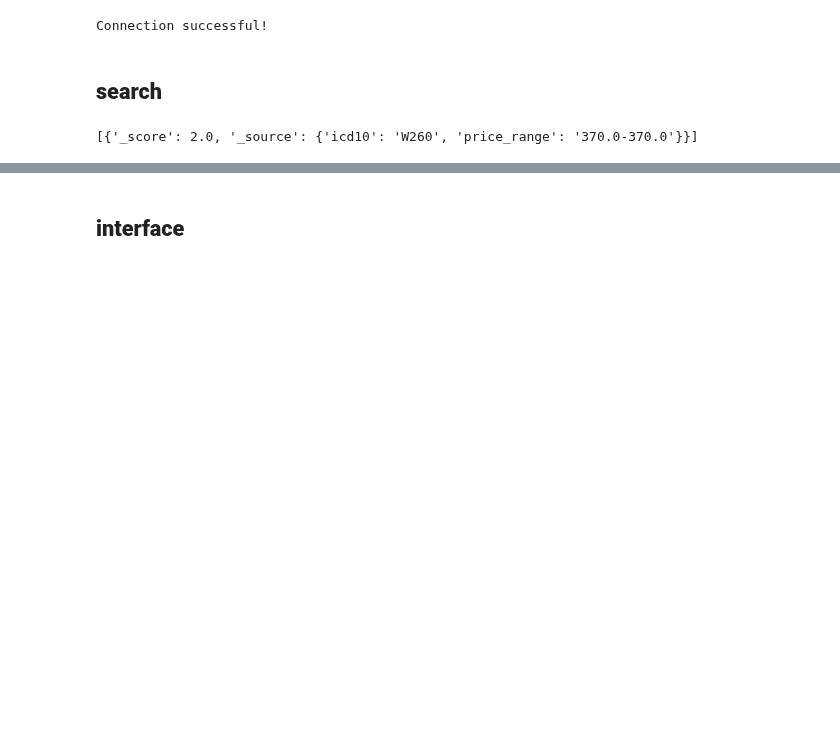
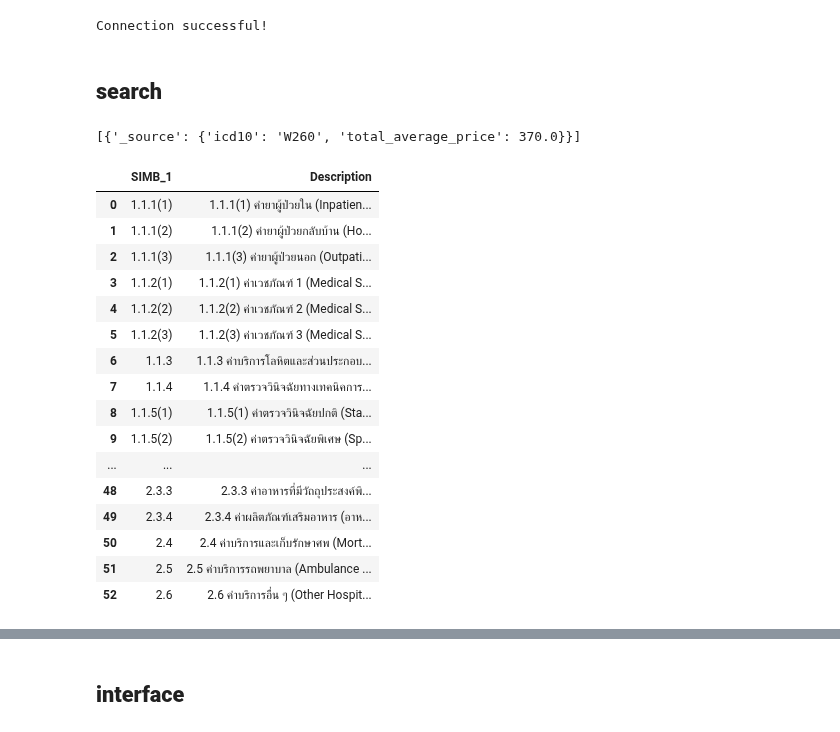
Before and after one commit to nxxk23/AI-Engineer, a Jupyter notebook: fraud/SmartClaim.ipynb, the cells around one changed output, grey strips where cells are left out. Cells and saved outputs as stored; diff of their text form; code cells hidden in the pictures; blank space fills up the shorter version.

```diff
--- a/fraud/SmartClaim.ipynb
+++ b/fraud/SmartClaim.ipynb
@@ -43,6 +34,7 @@ data = pd.read_csv('/content/drive/MyDrive/AIEngineer/fraud/mockup/mockup.csv')
 bill = pd.read_csv('/content/drive/MyDrive/AIEngineer/fraud/mockup/range_billing_by_icd10.csv')
 item = pd.read_csv('/content/drive/MyDrive/AIEngineer/fraud/mockup/range_order_by_icd10.csv')
 icd10_df = pd.read_csv('/content/drive/MyDrive/AIEngineer/fraud/icd10 - ICD-10 v.2019.csv')
+billing = pd.read_csv('/content/drive/MyDrive/AIEngineer/fraud/mockup/billing.csv')
 # %% [markdown]
 ## **elastic**
 # %%
@@ -97,7 +89,7 @@ def search_exact_match_score(query_text, index_name):
     # Define the search query to get potential matches
     search_query = {
         "size": 10,  # Set a higher size to ensure enough results are retrieved to check for exact score
-        "_source": ["icd10", "price_range"],  # Include only required fields
+        "_source": ["icd10", "total_average_price"],  # Include only required fields
         "query": {
             "script_score": {
                 "query": {
@@ -120,7 +112,6 @@ def search_exact_match_score(query_text, index_name):
         # Filter for hits where score == 2.0
         exact_score_matches = [
             {
-                "_score": hit["_score"],
                 "_source": hit["_source"]
             }
             for hit in response['hits']['hits'] if hit["_score"] == 2.0
@@ -141,4 +132,30 @@ search_text = "W260"  # Replace with actual text to search
 output = search_exact_match_score(search_text, 'internal-manageai-icd10-average_price')
 output
 # %% [output]
-[{'_score': 2.0, '_source': {'icd10': 'W260', 'price_range': '370.0-370.0'}}]
+[{'_source': {'icd10': 'W260', 'total_average_price': 370.0}}]
+# %%
+b = billing[['SIMB_1', 'Description SIMB_1 (ปี 2543)']].copy()
+b['Description'] = b.apply(
+    lambda row: f"{row['SIMB_1']} {row['Description SIMB_1 (ปี 2543)']})",
+    axis=1
+)
+b = b[['SIMB_1', 'Description']]
+b
+# %% [output]
+|  | SIMB_1 | Description |
+| 0 | 1.1.1(1) | 1.1.1(1) ค่ายาผู้ป่วยใน (Inpatien... |
+| 1 | 1.1.1(2) | 1.1.1(2) ค่ายาผู้ป่วยกลับบ้าน (Ho... |
+| 2 | 1.1.1(3) | 1.1.1(3) ค่ายาผู้ป่วยนอก (Outpati... |
+| 3 | 1.1.2(1) | 1.1.2(1) ค่าเวชภัณฑ์ 1 (Medical S... |
+| 4 | 1.1.2(2) | 1.1.2(2) ค่าเวชภัณฑ์ 2 (Medical S... |
+| 5 | 1.1.2(3) | 1.1.2(3) ค่าเวชภัณฑ์ 3 (Medical S... |
+| 6 | 1.1.3 | 1.1.3 ค่าบริการโลหิตและส่วนประกอบ... |
+| 7 | 1.1.4 | 1.1.4 ค่าตรวจวินิจฉัยทางเทคนิคการ... |
+| 8 | 1.1.5(1) | 1.1.5(1) ค่าตรวจวินิจฉัยปกติ (Sta... |
+| 9 | 1.1.5(2) | 1.1.5(2) ค่าตรวจวินิจฉัยพิเศษ (Sp... |
+| ... | ... | ... |
+| 48 | 2.3.3 | 2.3.3 ค่าอาหารที่มีวัถถุประสงค์พิ... |
+| 49 | 2.3.4 | 2.3.4 ค่าผลิตภัณฑ์เสริมอาหาร (อาห... |
+| 50 | 2.4 | 2.4 ค่าบริการและเก็บรักษาศพ (Mort... |
+| 51 | 2.5 | 2.5 ค่าบริการรถพยาบาล (Ambulance ... |
+| 52 | 2.6 | 2.6 ค่าบริการอื่น ๆ (Other Hospit... |
```
Also changed, not shown: parts of 7 cells of this notebook.
